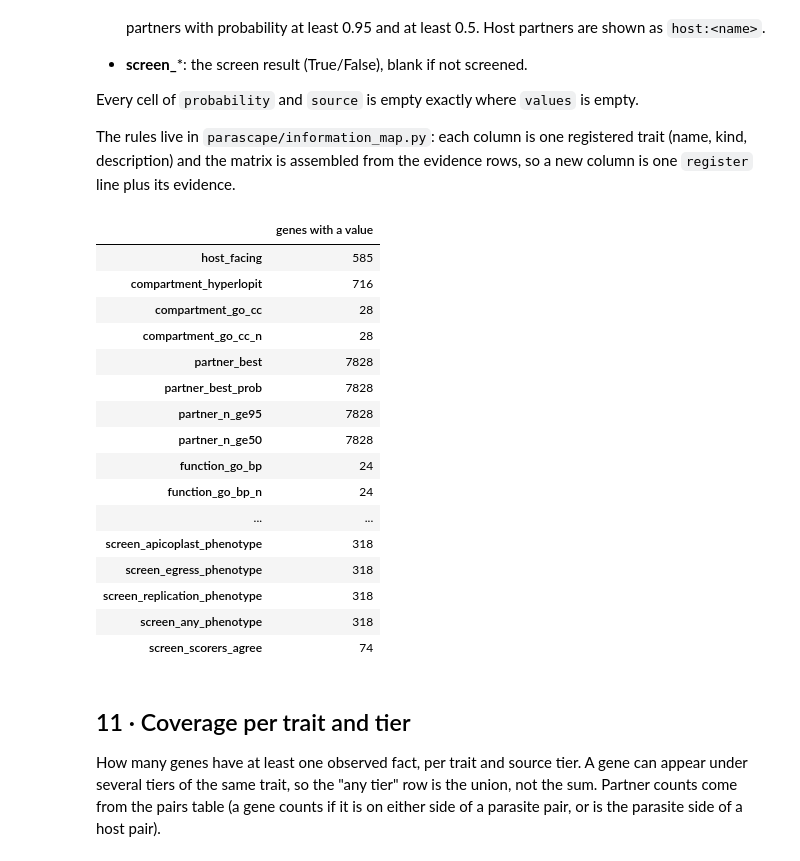
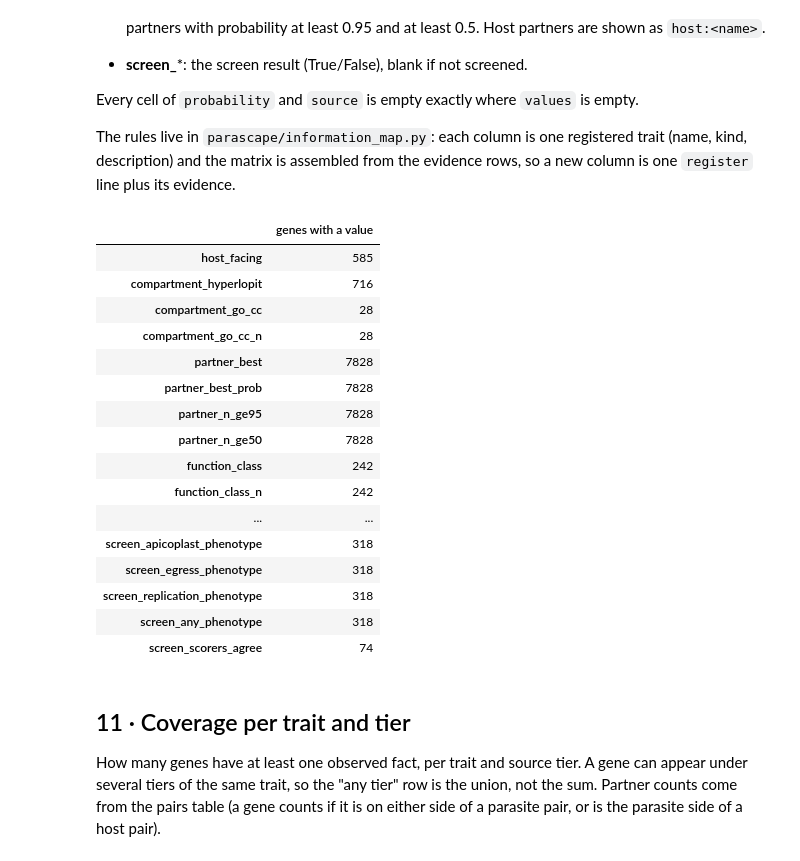
Before and after one commit to EinarOlafsson/parascape, a Jupyter notebook: notebooks/information_map_v0_2026_11_04.ipynb, the cells around one changed output. Cells and saved outputs as stored; diff of their text form; code cells hidden in the pictures.

```diff
--- a/notebooks/information_map_v0_2026_11_04.ipynb
+++ b/notebooks/information_map_v0_2026_11_04.ipynb
@@ -344,25 +364,28 @@ The rules live in `parascape/information_map.py`: each column is one registered
 # %%
 
 from parascape import information_map as im
+im.register(im.Trait('function_class', 'terms', 'Coarse function class from the reviewed truth set',
+                     family='function_truth', depends_on=('splitcas9_imaging_screen',)))
 for c in screen_cols:                               # one registry line per new column; nothing else changes
     im.register(im.Trait(c, 'measure', f'Arrayed screen result ({c}); a measured no-phenotype is False'))
 ev = im.evidence_frame(pd.DataFrame(EV, columns=list(im.EVIDENCE_COLUMNS)))
-order = ['host_facing', 'compartment_hyperlopit', 'compartment_go_cc', 'partners', 'function_go_bp', 'function_go_mf'] + screen_cols
+order = ['host_facing', 'compartment_hyperlopit', 'compartment_go_cc', 'partners', 'function_class',
+         'function_go_bp', 'function_go_mf'] + screen_cols
 values, prob, srcs = im.build(ev, GENES, pairs=pairs, order=order)
 cols = list(values.columns)
 values.notna().sum().rename('genes with a value').to_frame()
 # %% [output]
 |  | genes with a value |
 | host_facing | 585 |
 | compartment_hyperlopit | 716 |
 | compartment_go_cc | 28 |
 | compartment_go_cc_n | 28 |
 | partner_best | 7828 |
 | partner_best_prob | 7828 |
 | partner_n_ge95 | 7828 |
 | partner_n_ge50 | 7828 |
-| function_go_bp | 24 |
-| function_go_bp_n | 24 |
+| function_class | 242 |
+| function_class_n | 242 |
 | ... | ... |
 | screen_apicoplast_phenotype | 318 |
 | screen_egress_phenotype | 318 |
```
Also changed, not shown: parts of 3 cells of this notebook, 10 other files.
